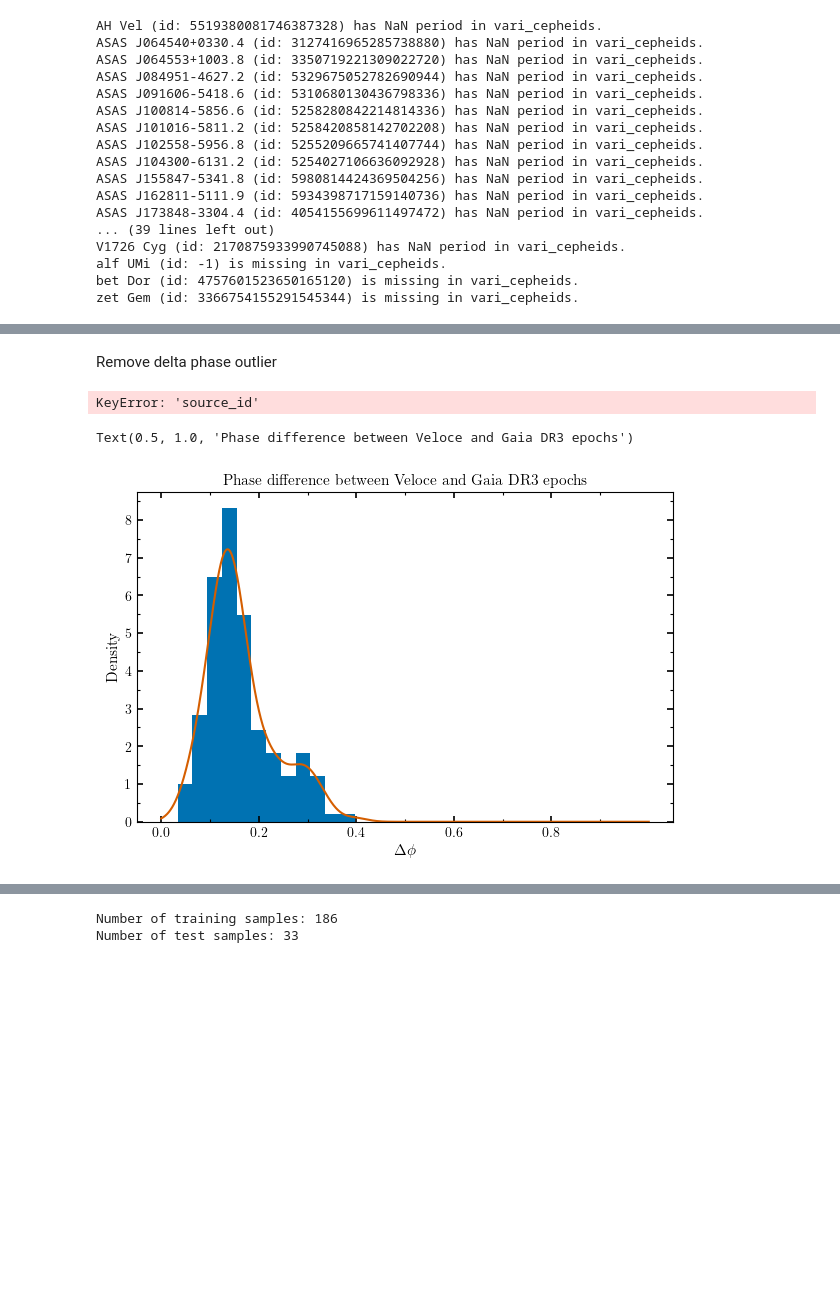
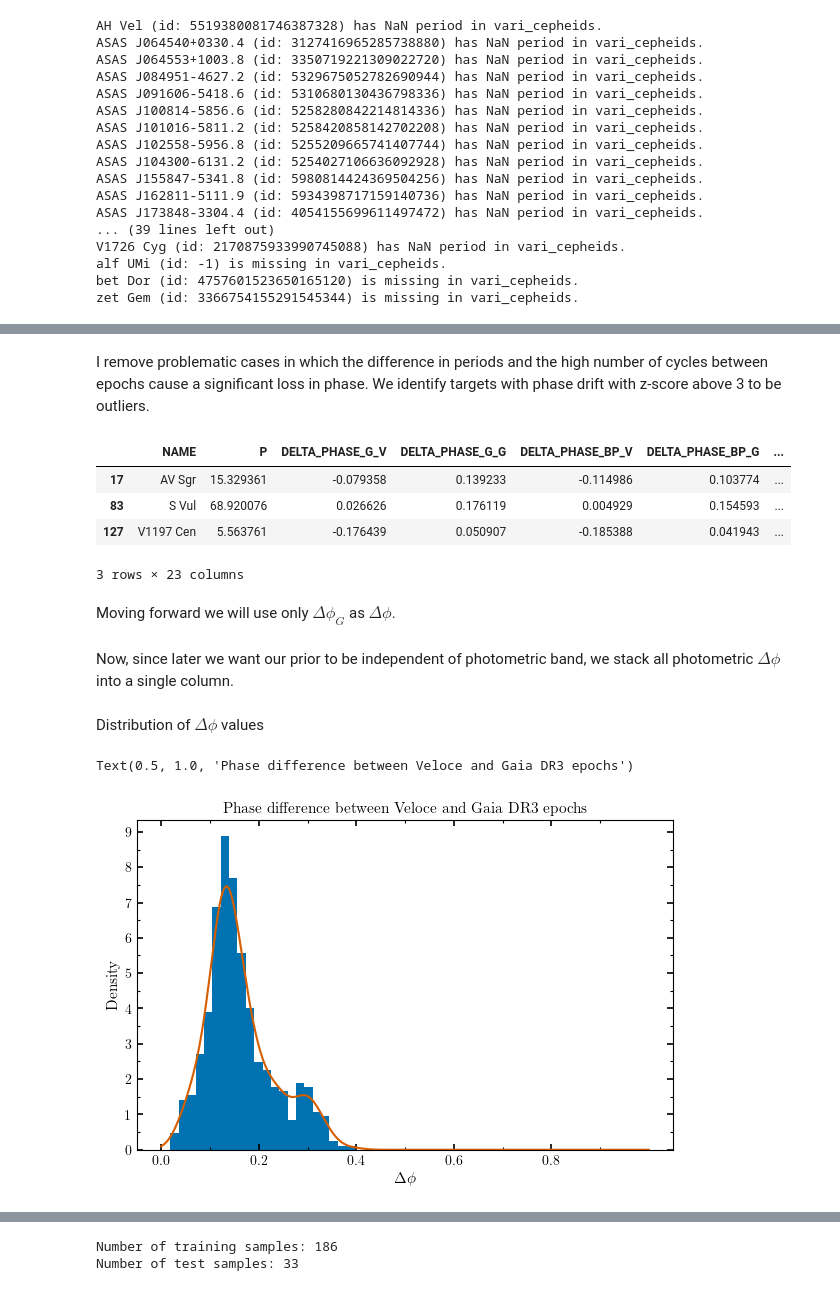
Before and after one commit to giordiviv/veloce-framework, a Jupyter notebook: notebooks/veloceIII_framework.ipynb, the cells around one changed output, grey strips where cells are left out. Drawn from its saved outputs; the diff is of its cells as text; code cells hidden in the pictures; blank space fills up the shorter version.

```diff
--- a/notebooks/veloceIII_framework.ipynb
+++ b/notebooks/veloceIII_framework.ipynb
@@ -520,11 +360,23 @@ df_gaiadr3_selection
-# %% [markdown]
-Remove delta phase outlier
-# %%
-delta_phase_outlier = gaia_veloce_delta[gaia_veloce_delta["DELTA_PHASE"] > 0.6]  # noqa: PLR2004
-print(
-    f"Name of outlier: {delta_phase_outlier['NAME'].iloc[0]}, {delta_phase_outlier['source_id'].iloc[0]}"
-)  # noqa: T201
-# Remove outlier from the DataFrame
-gaia_veloce_delta = gaia_veloce_delta[gaia_veloce_delta["DELTA_PHASE"] <= 0.6]  # noqa: PLR2004
-# %% [output]
-KeyError: 'source_id'
+# %% [markdown]
+I remove problematic cases in which the difference in periods and the high number of cycles between epochs cause a significant loss in phase.
+We identify targets with phase drift with z-score above 3 to be outliers.
+# %%
+z_score_limit = 3
+outliers_gaia_veloce_delta = gaia_veloce_delta[
+    np.abs(sp.stats.zscore(gaia_veloce_delta["DELTA_PHASE_DRIFT_G"])) > z_score_limit
+]
+gaia_veloce_delta_no_outliers = gaia_veloce_delta[
+    ~gaia_veloce_delta["NAME"].isin(outliers_gaia_veloce_delta["NAME"])
+]
+
+outliers_gaia_veloce_delta
+# %% [output]
+|  | NAME | P | DELTA_PHASE_G_V | DELTA_PHASE_G_G | DELTA_PHASE_BP_V | DELTA_PHASE_BP_G | ... |
+| 17 | AV Sgr | 15.329361 | -0.079358 | 0.139233 | -0.114986 | 0.103774 | ... |
+| 83 | S Vul | 68.920076 | 0.026626 | 0.176119 | 0.004929 | 0.154593 | ... |
+| 127 | V1197 Cen | 5.563761 | -0.176439 | 0.050907 | -0.185388 | 0.041943 | ... |
+3 rows × 23 columns
+# %% [markdown]
+Moving forward we will use only $\Delta \phi_G$ as $\Delta \phi$.
+# %% [markdown]
+Now, since later we want our prior to be independent of photometric band, we stack all photometric $\Delta \phi$ into a single column.
@@ -531,16 +399,18 @@ KeyError: 'source_id'
+# %% [markdown]
+Distribution of $\Delta \phi$ values
 # %%
 width = 3.46 * 2
 height = width / 1.618
 fig, axs = plt.subplots(figsize=(width, height))
 axs.hist(
-    gaia_veloce_delta["DELTA_PHASE"],
-    bins=int(np.sqrt(len(gaia_veloce_delta))),
+    photometric_delta_phase["DELTA_PHASE"],
+    bins=int(np.sqrt(len(photometric_delta_phase))),
     density=True,
     color=color_safe["blue"],
     label="Data",
 )
 # KDE of the phase differences
-kde_delta_phase = gaussian_kde(gaia_veloce_delta["DELTA_PHASE"])
+kde_delta_phase = gaussian_kde(photometric_delta_phase["DELTA_PHASE"])
 x_kde = np.linspace(0, 1, 1000)
 y_kde = kde_delta_phase(x_kde)
 axs.plot(x_kde, y_kde, color=color_safe["dark_orange"], label="KDE")
@@ -560,7 +430,7 @@ axs.set_title(
 )
 # %% [output]
 Text(0.5, 1.0, 'Phase difference between Veloce and Gaia DR3 epochs')
-[figure, old version]
+[figure, new version]
 # %% [markdown]
 ## Analysis
 
```
Also changed, not shown: parts of 63 cells of this notebook.
